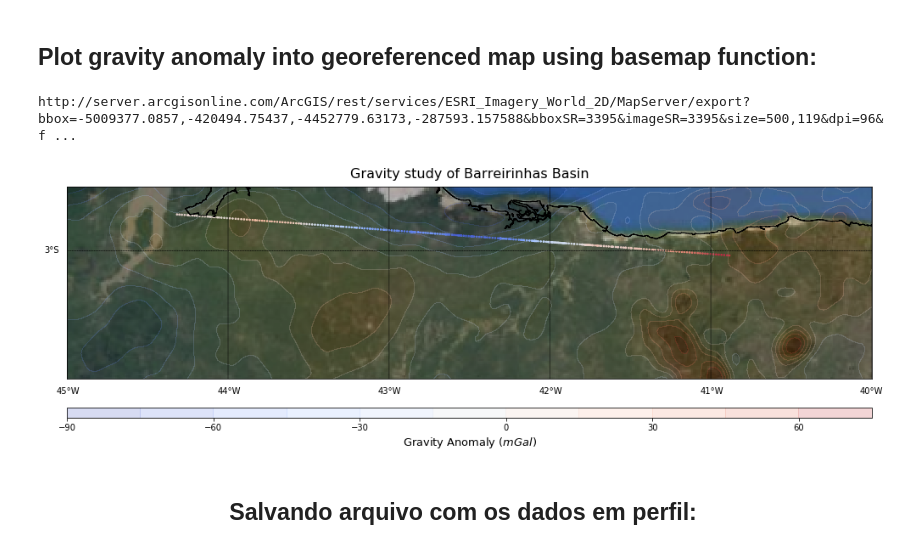
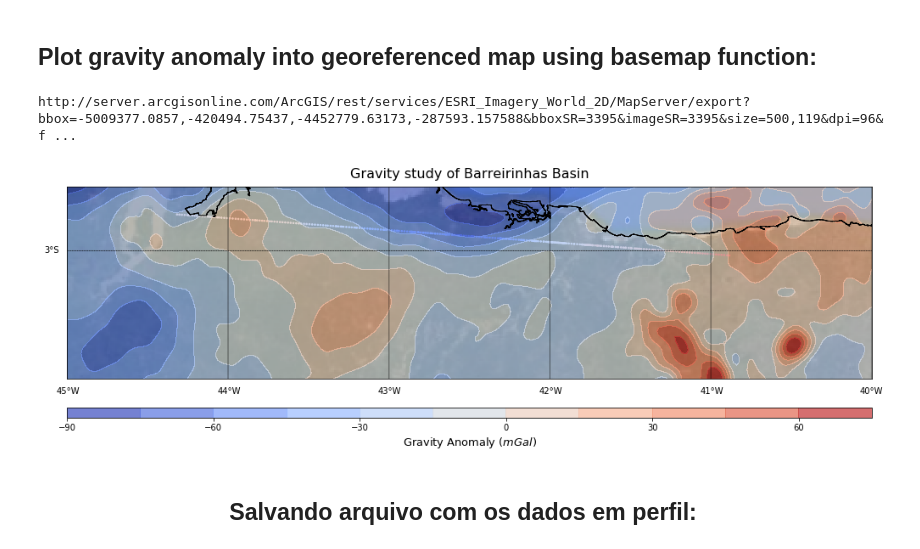
Before and after one commit to MathewsAndrade/Mathews_codes, a Jupyter notebook: data_barreirinhas2.ipynb, the cells around one changed output. Cells and saved outputs as stored; diff of their text form; code cells hidden in the pictures.

Commit message:
no relevant changes in here. just plotting and correct paths for saving figures.

```diff
--- a/data_barreirinhas2.ipynb
+++ b/data_barreirinhas2.ipynb
@@ -252,35 +252,35 @@ m.readshapefile('../dados_reais/brazil_shapefile/BRA_adm0', 'Brasil', drawbounds
 
 #m.shadedrelief(scale=1)
 #m.etopo(scale=2)
 #m.bluemarble(scale=0.5)
 m.arcgisimage(service='ESRI_Imagery_World_2D', xpixels = 500, verbose= True)
 #m.arcgisimage(service='World_Shaded_Relief', xpixels = 500, ypixels= 500, verbose= True)
 
 # TODO: make a accurate scale for the map
 #---------------- Scaling the map---------------#
 #m.drawmapscale(lon0, area[0], area[1], area[3], 250, barstyle='fancy')
 
 
 # ---- Plot the profile data over the map as a scatter plot:
 k = m.scatter(lon, y, s=10.0, c=gzi, marker='.', cmap=plt.cm.coolwarm, latlon=True)
 
 #----- colorbar specifications -----:
 cbar.set_label('Terrestrial Bouguer $ (mGal) $',fontsize=12, rotation=90, )
 
 #------------------Anomaly map------------------#
 k = m.contourf(lon_sat, lat_sat, gz_sat, 10, tri=True, cmap=plt.cm.coolwarm,
-               latlon=True, alpha=0.2, vmin=min(gz_sat), vmax=max(gz_sat) )
+               latlon=True, alpha=0.7, vmin=min(gz_sat), vmax=max(gz_sat) )
 
 #----- colorbar specifications -----:
 cbar = m.colorbar(k, location='bottom', size="5%", pad="15%")
 cbar.set_label('Gravity Anomaly $ (mGal) $',fontsize=13, rotation=0)
 #-------------Add Title-----------------------#
 plt.title('Gravity study of Barreirinhas Basin', fontsize=16, pad='10')
 #plt.savefig('barreirinhas_map.png', dpi=300, transparent=True, bbox_inches='tight')
 plt.show()
 # %% [output]
 http://server.arcgisonline.com/ArcGIS/rest/services/ESRI_Imagery_World_2D/MapServer/export?bbox=-5009377.0857,-420494.75437,-4452779.63173,-287593.157588&bboxSR=3395&imageSR=3395&size=500,119&dpi=96&f ...
-[figure, old version]
+[figure, new version]
 # %%
 # converter lat lon do perfil em utmx e utmy via basemap:
 utmx,utmy = m(lon, y)
```
